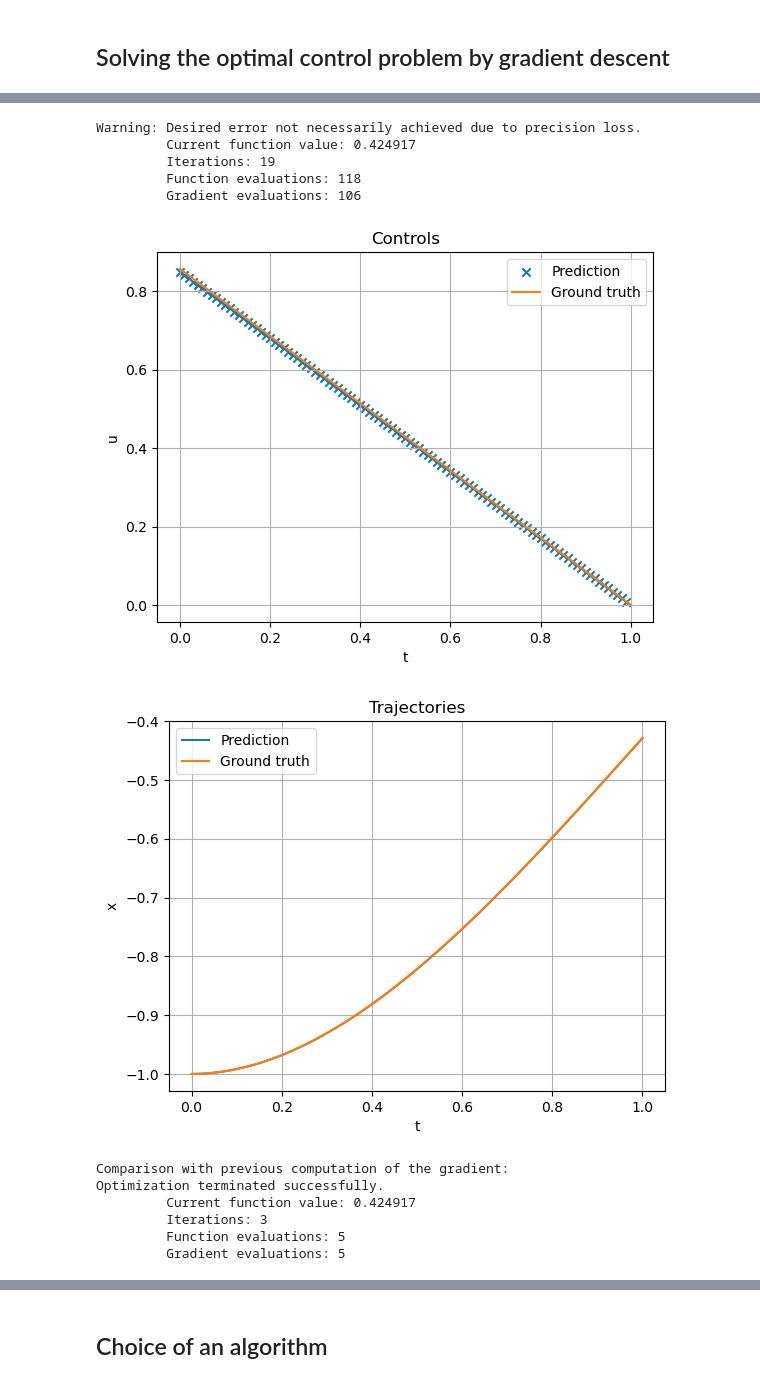
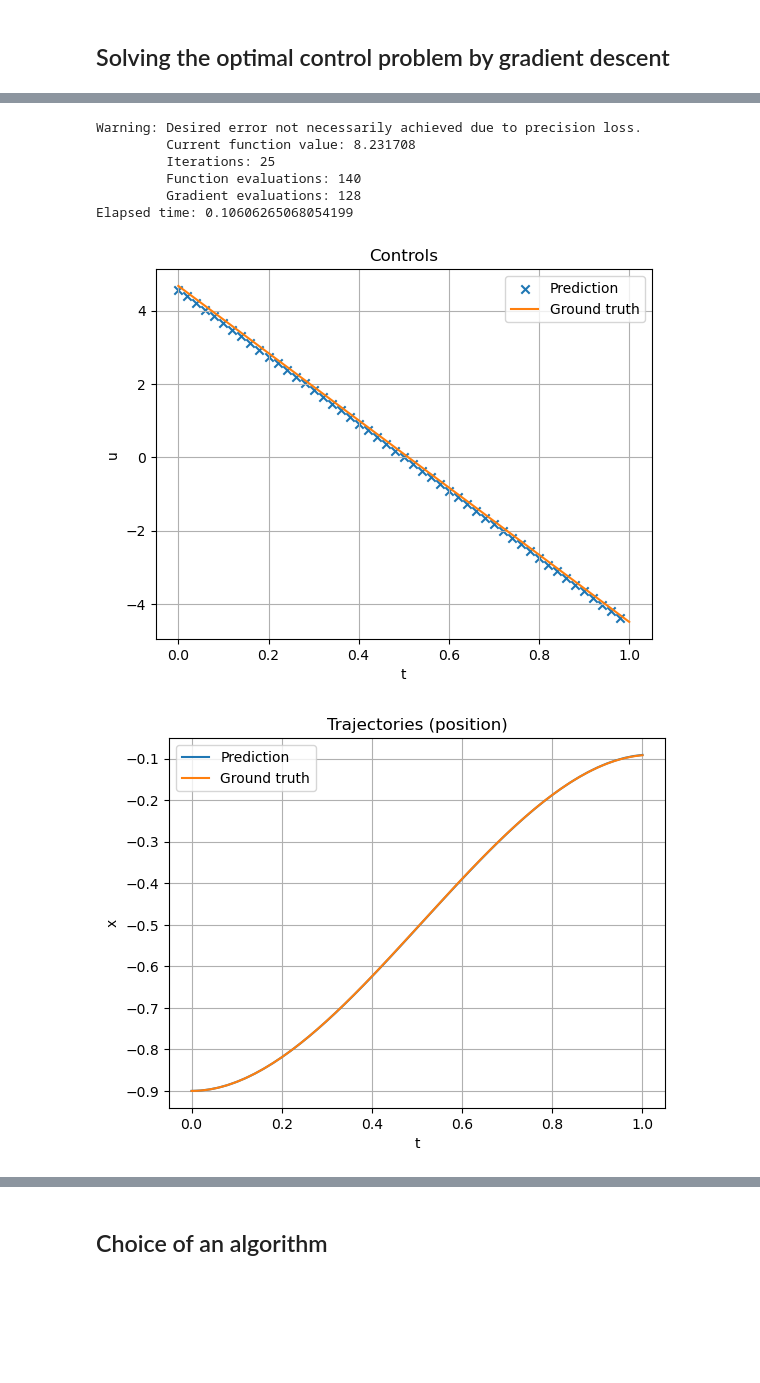
Before and after one commit to TheiloT/RL-accelerated-cart, a Jupyter notebook: TL-RL-toy-problem.ipynb, the cells around one changed output, grey strips where cells are left out. Drawn from its saved outputs; the diff is of its cells as text; code cells hidden in the pictures; blank space fills up the shorter version.

```diff
--- a/TL-RL-toy-problem.ipynb
+++ b/TL-RL-toy-problem.ipynb
@@ -610,18 +545,18 @@ def euler_simulator(x_0, u, m, dt=DT):
     :param np.ndarray[float] u: N-vector representing the discretized control.
     :param float m: Estimation of the mass of the cart.
     :param float dt: Integration time between two samples for the Euler method.
-    :return: The state trajectory X.
+    :return: The state trajectory y.
     :rtype: np.ndarray[float] of dimension (T/dt, 2).
     """
     n_samples = int(T/dt)
-    X = np.zeros((n_samples+1, 2))
+    y = np.zeros((n_samples+1, 2))
     A = np.array([[0, 1], [0, 0]])
     B = 1/m * np.array([[0], [1]])
     u = np.expand_dims(u, axis=-1)
-    X[0, 0] = x_0
+    y[0, 0] = x_0
     for n in range(n_samples):
-        X[n+1] = X[n] + dt*(A@X[n] + B@u[n])
-    return X
+        y[n+1] = y[n] + dt*(A@y[n] + B@u[n])
+    return y
 
 def euler_adjoint_simulator(p_T, dt=DT):
     """Compute the adjoint trajectory using backward Euler method.
@@ -640,7 +575,7 @@ def euler_adjoint_simulator(p_T, dt=DT):
     return p
 
 def grad_J_adjoint(u, x_0, m, dt=DT):
-    """Gradient of the cost function w.r.t. $u$ evaluated in u, for an initial condition x_0, using the adjoint method.
+    """Gradient of the cost function w.r.t. u evaluated in u, for an initial condition x_0, using the adjoint method.
 
     :param np.ndarray[float] u: N-vector representing the discretized control.
     :param float x_0: Initial condition on x.
@@ -650,46 +585,41 @@ def grad_J_adjoint(u, x_0, m, dt=DT):
     """
     B = 1/m * np.array([[0], [1]])
     D = np.array([[LAMBDA_P, 0], [0, LAMBDA_V]])
-    X = euler_simulator(x_0, u, m, dt=dt)
-    p = euler_adjoint_simulator(D@X[-1])
+    y = euler_simulator(x_0, u, m, dt=dt)
+    p = euler_adjoint_simulator(D@y[-1], dt=dt)
     return 2*u + 2*np.dot(B.T, p.T)[0, :-1]
 # %%
-def solve_by_bfgs_adjoint_method(x_0, m):
-    """Solves the control problem using BFGS, with initial condition x_0 and estimated mass m, and using the adjoint method to compute the gradient of J.
+def J(u, x_0, m, dt=DT):
+    """ Cost as a function of u and x_0, for a given mass m. """
+    N = T/dt
+    x_N = x_0 + dt**2/m * np.sum(np.arange(N, 0, -1)*u)
+    v_N = dt/m * np.sum(u)
+    return LAMBDA_P*x_N**2 + LAMBDA_V*v_N**2 + dt*np.sum(u**2)
 
-    :param float x_0: Initial condition.
-    :param float m: Estimation of the mass.
-    :return np.ndarray[float]: The optimal control.
-    """
-    res = minimize(lambda u: J(u, x_0, m), np.zeros(N), method='BFGS', jac=lambda u: grad_J_adjoint(u, x_0, m), options={'disp': True})
+def solve_by_bfgs_adjoint_method(x_0, m, dt=DT):
+    """ Solves the control problem using BFGS, with initial condition x_0 and estimated mass m, and using the adjoint method to compute the gradient of J. """
+    res = minimize(lambda u: J(u, x_0, m, dt=dt), np.zeros(round(T/dt)), method='BFGS', jac=lambda u: grad_J_adjoint(u, x_0, m, dt=dt), options={'disp': True})
     return res.x
 
-x_0 = -1
+x_0 = -0.9
 
+wt_0 = time.time()
 adjoint_bfgs_u = solve_by_bfgs_adjoint_method(x_0, M_ESTIMATED)
+wt_1 = time.time()
+print("Elapsed time:", wt_1 - wt_0)
+# Let's compare with the analytical solution
 gt_x, _, gt_u = ground_truth_sample(x_0=x_0)
-plot_control(predicted_u=adjoint_bfgs_u, gt_u=gt_u, T=T)
+plot_control(predicted_u=adjoint_bfgs_u, gt_u=gt_u,)
+# To get the associated trajectory history, we need to apply the control we obtained on the system
 adjoint_bfgs_policy = lambda t, x, v: adjoint_bfgs_u[int(t/T*adjoint_bfgs_u.shape[0])]
 adjoint_bfgs_x, _ = simulator(x_0, adjoint_bfgs_policy)
 plot_trajectory(adjoint_bfgs_x, gt_x=gt_x)
-
-print("Comparison with previous computation of the gradient:")
-bfgs_u = solve_by_bfgs(x_0, M_ESTIMATED)
-plot_control(predicted_u=adjoint_bfgs_u, gt_u=bfgs_u, T=T)
-bfgs_policy = lambda t, x, v: bfgs_u[int(t/T*bfgs_u.shape[0])]
-bfgs_x, _ = simulator(x_0, bfgs_policy)
-plot_trajectory(bfgs_x, gt_x=bfgs_x)
 # %% [output]
 Warning: Desired error not necessarily achieved due to precision loss.
-         Current function value: 0.424917
-         Iterations: 19
-         Function evaluations: 118
-         Gradient evaluations: 106
+         Current function value: 8.231708
+         Iterations: 25
+         Function evaluations: 140
+         Gradient evaluations: 128
+Elapsed time: 0.10606265068054199
-[figure, old version]
+[figure, new version]
-[figure, old version]
+[figure, new version]
-Comparison with previous computation of the gradient:
-Optimization terminated successfully.
-         Current function value: 0.424917
-         Iterations: 3
-         Function evaluations: 5
-         Gradient evaluations: 5
```
Also changed, not shown: parts of 90 cells of this notebook, 20 other files.
